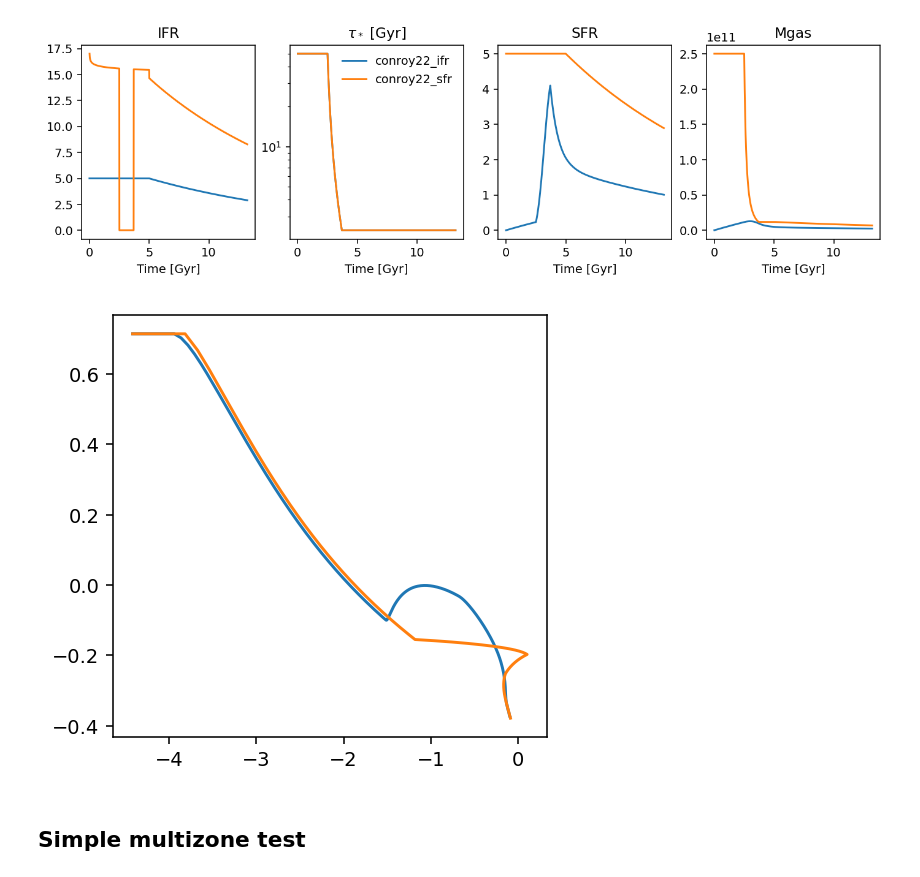
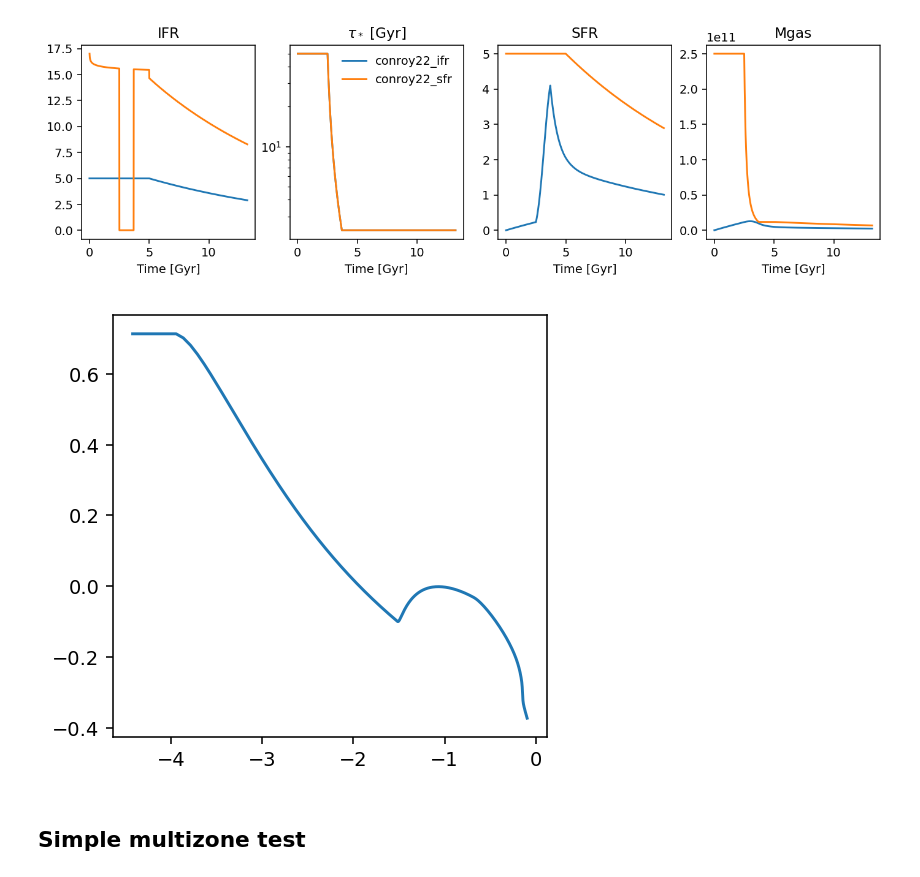
Before and after one commit to lodubay/galactic-dtd, a Jupyter notebook: notebooks/test_sfe.ipynb, the cells around one changed output. Drawn from its saved outputs; the diff is of its cells as text; code cells hidden in the pictures.

```diff
--- a/notebooks/test_sfe.ipynb
+++ b/notebooks/test_sfe.ipynb
@@ -126,14 +125,14 @@ plt.show()
 [figure]
 # %%
 fig, ax = plt.subplots(figsize=(4, 4), dpi=140)
-runs = ['conroy22_ifr', 'conroy22_sfr']
+runs = ['conroy22_ifr']
 output_dir = '../src/data/one_zone_outputs'
 for run in runs:
     hist = vice.history('/'.join((output_dir, run)))
     ax.plot(hist['[fe/h]'], hist['[o/fe]'])
 plt.show()
 # %% [output]
-[figure, old version]
+[figure, new version]
 # %% [markdown]
 ## Simple multizone test
 # %%
```
Also changed, not shown: parts of 3 cells of this notebook, 3 other files.
